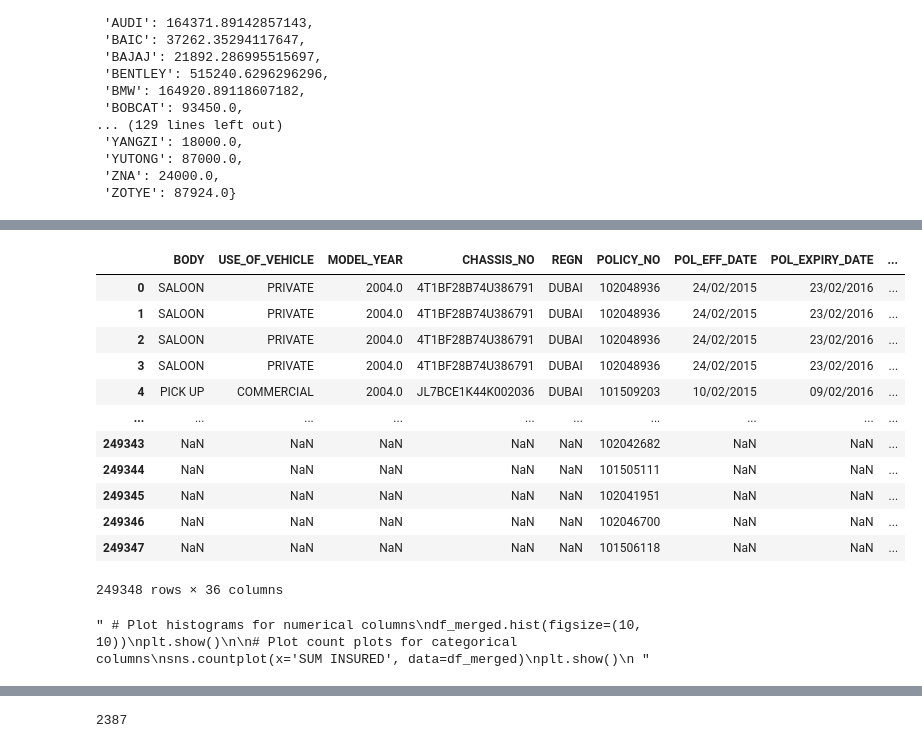
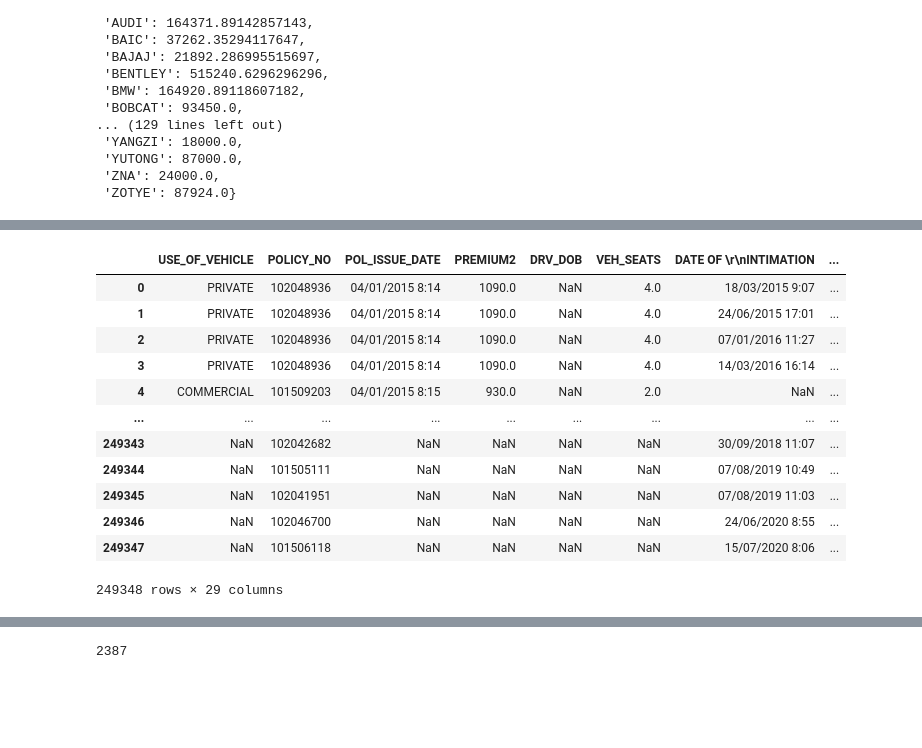
Before and after one commit to charbel-98/insurance-ML, a Jupyter notebook: dataCleaning.ipynb, the cells around one changed output, grey strips where cells are left out. Cells and saved outputs as stored; diff of their text form; code cells hidden in the pictures; blank space fills up the shorter version.

Commit message:
cleaned several columns and printed the rest to clean

```diff
--- a/dataCleaning.ipynb
+++ b/dataCleaning.ipynb
@@ -67,7 +67,7 @@ claims['SUM INSURED'] = claims.apply(lambda row: mean_insured.get(row['MAKE']) i
     row['SUM INSURED']) or row['SUM INSURED'] == 0.0 or row['SUM INSURED']<5000.0  else row['SUM INSURED'], axis=1)
 print(claims['SUM INSURED'].isna().sum())
 
-claims = claims[claims['SUM INSURED'] <= 2000000]
+#claims = claims[claims['SUM INSURED'] <= 2000000]
 print(claims[claims['SUM INSURED'] > 1000000])
 print(claims['SUM INSURED'].describe())
 # %% [output]
@@ -90,0 +152,9 @@ Name: SUM INSURED, dtype: float64
+# %%
+mean_intimated_make = claims.groupby('MAKE')['INTIMATED\r\nAMOUNT'].mean().to_dict()
+
+# Identify rows with NaN or values less than 50 in 'INTIMATED\r\nAMOUNT'
+condition = (claims['INTIMATED\r\nAMOUNT'].isna()) | (claims['INTIMATED\r\nAMOUNT'] < 50)
+
+# Replace values with the corresponding mean based on 'MAKE'
+claims.loc[condition, 'INTIMATED\r\nAMOUNT'] = claims.loc[condition, 'MAKE'].map(mean_intimated_make)
+claims.loc[(claims['INTIMATED\r\nAMOUNT'].isna()) | (claims['INTIMATED\r\nAMOUNT'] < 50.0), 'INTIMATED\r\nAMOUNT'].count()
@@ -90,0 +189,6 @@ Name: SUM INSURED, dtype: float64
+# %%
+#rename the YEAR column to MODEL_YEAR
+claims = claims.rename(columns={'YEAR': 'MODEL_YEAR', 'BODY TYPE': 'BODY', 'CHASIS NO': 'CHASSIS_NO','DRIVING \r\nLICENSE ISSUE':'DRV_DLI'})
+
+policies.rename(columns={'REGN': 'REG' , 'POL_EFF_DATE': 'POLICY START' ,'POL_EXPIRY_DATE':'POLICY END' }, inplace=True)
+claims.columns
@@ -145,40 +261,38 @@ differences_df
 # %%
-columns_to_merge = ['CUST_ID', 'EXECUTIVE', 'MAKE' , 'MODEL' , 'SUM INSURED' , 'PRODUCT', 'POLICYTYPE' , 'NATIONALITY']
+columns_to_merge = ['CUST_ID', 'EXECUTIVE', 'MAKE' ,'DRV_DLI', 'MODEL' , 'SUM INSURED' , 'PRODUCT', 'POLICYTYPE' , 'NATIONALITY','BODY','REG','POLICY START','POLICY END','CHASSIS_NO','MODEL_YEAR']
 
 for col in columns_to_merge:
     # Create a new column by combining '_x' and '_y' columns
     df_merged[col] = df_merged[f'{col}_x'].combine_first(df_merged[f'{col}_y'])
 
     # Drop the original '_x' and '_y' columns
     df_merged = df_merged.drop(columns=[f'{col}_x', f'{col}_y'])
 
 # Print or inspect the DataFrame
 df_merged
 # %% [output]
-|  | BODY | USE_OF_VEHICLE | MODEL_YEAR | CHASSIS_NO | REGN | POLICY_NO | POL_EFF_DATE | POL_EXPIRY_DATE | ... |
-| 0 | SALOON | PRIVATE | 2004.0 | 4T1BF28B74U386791 | DUBAI | 102048936 | 24/02/2015 | 23/02/2016 | ... |
-| 1 | SALOON | PRIVATE | 2004.0 | 4T1BF28B74U386791 | DUBAI | 102048936 | 24/02/2015 | 23/02/2016 | ... |
-| 2 | SALOON | PRIVATE | 2004.0 | 4T1BF28B74U386791 | DUBAI | 102048936 | 24/02/2015 | 23/02/2016 | ... |
-| 3 | SALOON | PRIVATE | 2004.0 | 4T1BF28B74U386791 | DUBAI | 102048936 | 24/02/2015 | 23/02/2016 | ... |
-| 4 | PICK UP | COMMERCIAL | 2004.0 | JL7BCE1K44K002036 | DUBAI | 101509203 | 10/02/2015 | 09/02/2016 | ... |
-| ... | ... | ... | ... | ... | ... | ... | ... | ... | ... |
-| 249343 | NaN | NaN | NaN | NaN | NaN | 102042682 | NaN | NaN | ... |
-| 249344 | NaN | NaN | NaN | NaN | NaN | 101505111 | NaN | NaN | ... |
-| 249345 | NaN | NaN | NaN | NaN | NaN | 102041951 | NaN | NaN | ... |
-| 249346 | NaN | NaN | NaN | NaN | NaN | 102046700 | NaN | NaN | ... |
-| 249347 | NaN | NaN | NaN | NaN | NaN | 101506118 | NaN | NaN | ... |
+|  | USE_OF_VEHICLE | POLICY_NO | POL_ISSUE_DATE | PREMIUM2 | DRV_DOB | VEH_SEATS | DATE OF \r\nINTIMATION | ... |
+| 0 | PRIVATE | 102048936 | 04/01/2015 8:14 | 1090.0 | NaN | 4.0 | 18/03/2015 9:07 | ... |
+| 1 | PRIVATE | 102048936 | 04/01/2015 8:14 | 1090.0 | NaN | 4.0 | 24/06/2015 17:01 | ... |
+| 2 | PRIVATE | 102048936 | 04/01/2015 8:14 | 1090.0 | NaN | 4.0 | 07/01/2016 11:27 | ... |
+| 3 | PRIVATE | 102048936 | 04/01/2015 8:14 | 1090.0 | NaN | 4.0 | 14/03/2016 16:14 | ... |
+| 4 | COMMERCIAL | 101509203 | 04/01/2015 8:15 | 930.0 | NaN | 2.0 | NaN | ... |
+| ... | ... | ... | ... | ... | ... | ... | ... | ... |
+| 249343 | NaN | 102042682 | NaN | NaN | NaN | NaN | 30/09/2018 11:07 | ... |
+| 249344 | NaN | 101505111 | NaN | NaN | NaN | NaN | 07/08/2019 10:49 | ... |
+| 249345 | NaN | 102041951 | NaN | NaN | NaN | NaN | 07/08/2019 11:03 | ... |
+| 249346 | NaN | 102046700 | NaN | NaN | NaN | NaN | 24/06/2020 8:55 | ... |
+| 249347 | NaN | 101506118 | NaN | NaN | NaN | NaN | 15/07/2020 8:06 | ... |
-249348 rows × 36 columns
+249348 rows × 29 columns
 # %%
-""" # Plot histograms for numerical columns
-df_merged.hist(figsize=(10, 10))
-plt.show()
+# Plot histograms for numerical columns
+# df_merged.hist(figsize=(10, 10))
+# plt.show()
 
-# Plot count plots for categorical columns
-sns.countplot(x='SUM INSURED', data=df_merged)
-plt.show()
- """
+#Plot count plots
+#for categorical columns
+# sns.countplot(x='SUM INSURED', data=df_merged)
+# plt.show()
-# %% [output]
-" # Plot histograms for numerical columns\ndf_merged.hist(figsize=(10, 10))\nplt.show()\n\n# Plot count plots for categorical columns\nsns.countplot(x='SUM INSURED', data=df_merged)\nplt.show()\n "
 # %%
 #MODEL_YEAR cleaning
 df_merged['MODEL_YEAR'].mean()
```
Also changed, not shown: parts of 34 cells of this notebook.
